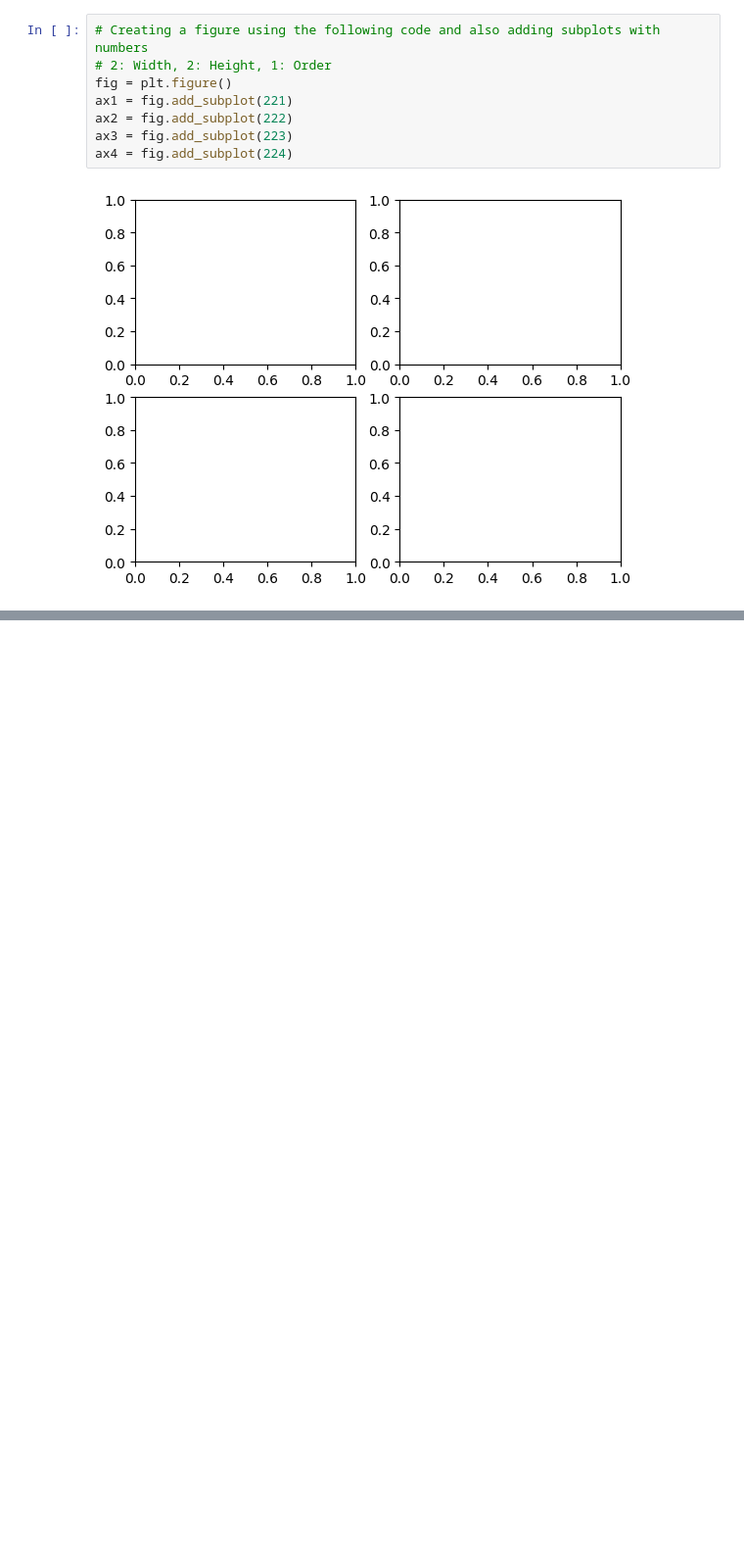
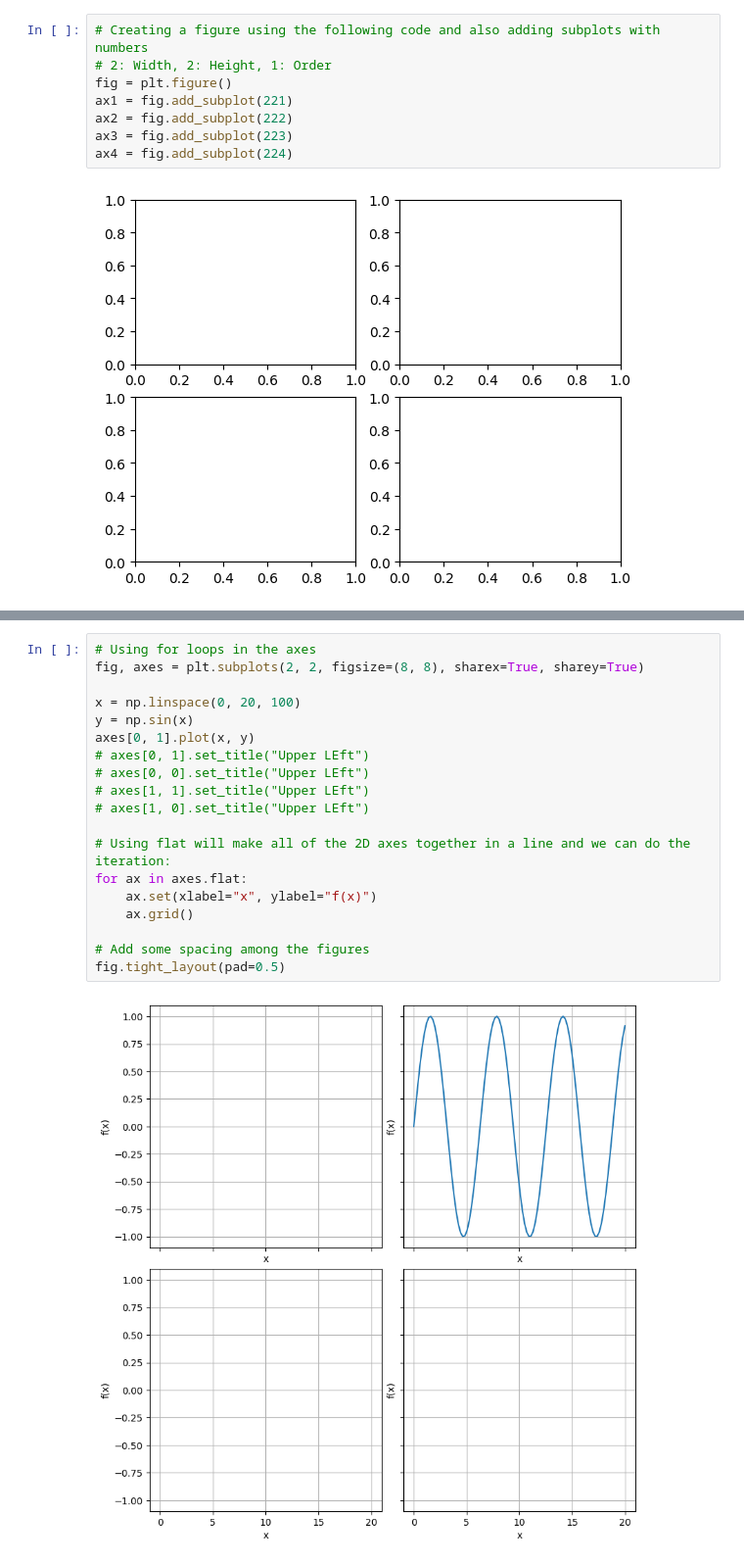
Before and after one commit to mtk1793/Data-Visualization---Course, a Jupyter notebook: Figuresand Axes.ipynb, the cells around one changed output, grey strips where cells are left out. Shown at 98% size. Cells and saved outputs as stored; diff of their text form; blank space fills up the shorter version.

```diff
--- a/Figuresand Axes.ipynb
+++ b/Figuresand Axes.ipynb
@@ -32,0 +78,21 @@ fig, ax = plt.subplots()
+# %%
+# Using for loops in the axes
+fig, axes = plt.subplots(2, 2, figsize=(8, 8), sharex=True, sharey=True)
+
+x = np.linspace(0, 20, 100)
+y = np.sin(x)
+axes[0, 1].plot(x, y)
+# axes[0, 1].set_title("Upper LEft")
+# axes[0, 0].set_title("Upper LEft")
+# axes[1, 1].set_title("Upper LEft")
+# axes[1, 0].set_title("Upper LEft")
+
+# Using flat will make all of the 2D axes together in a line and we can do the iteration:
+for ax in axes.flat:
+    ax.set(xlabel="x", ylabel="f(x)")
+    ax.grid()
+
+# Add some spacing among the figures
+fig.tight_layout(pad=0.5)
+# %% [output]
+[figure, added]
```
Also changed, not shown: parts of 8 cells of this notebook.
